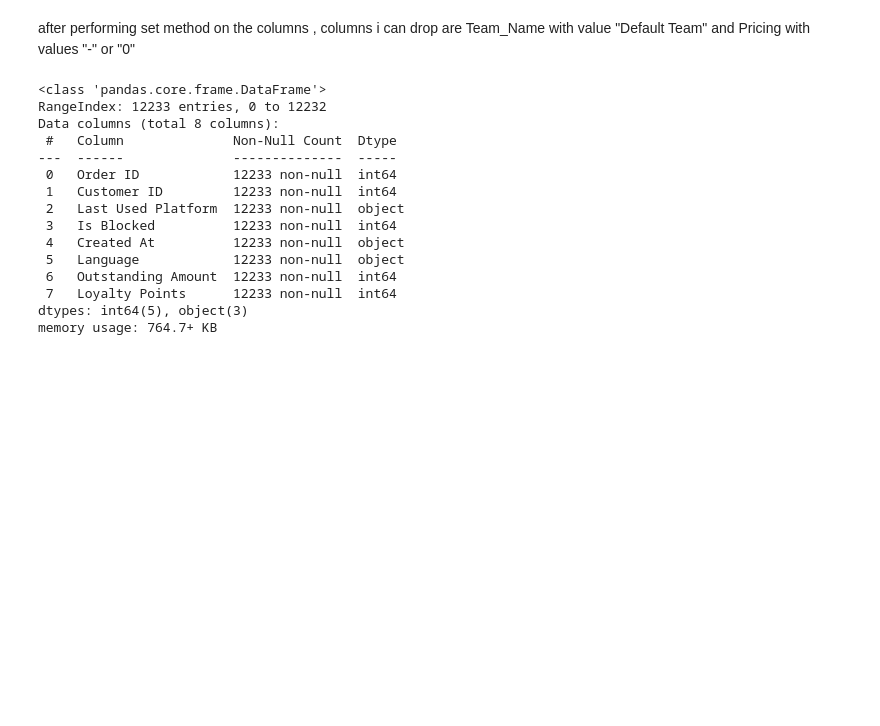
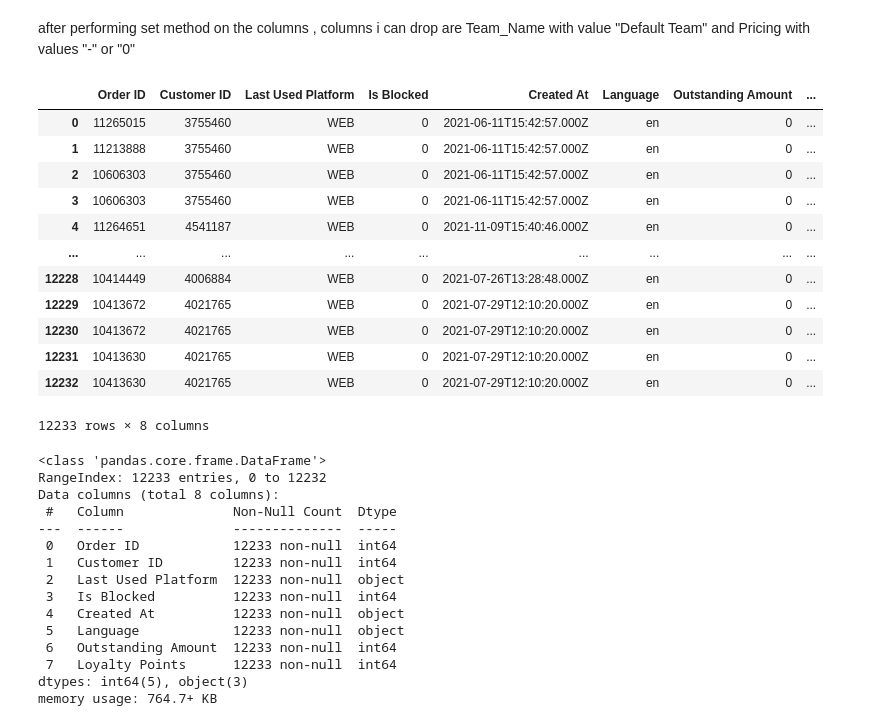
Before and after one commit to SikaBoateng/data_pipeline_, a Jupyter notebook: mk1_del.ipynb, the cells around one changed output. Drawn from its saved outputs; the diff is of its cells as text; code cells hidden in the pictures; blank space fills up the shorter version.

```diff
--- a/mk1_del.ipynb
+++ b/mk1_del.ipynb
@@ -150,3 +150,19 @@ merged_ord1_cus1 = pd.merge(df6, df2, on='Customer ID', how='left')
+# %%
+merged_ord1_cus1
+# %% [output]
+|  | Order ID | Customer ID | Last Used Platform | Is Blocked | Created At | Language | Outstanding Amount | ... |
+| 0 | 11265015 | 3755460 | WEB | 0 | 2021-06-11T15:42:57.000Z | en | 0 | ... |
+| 1 | 11213888 | 3755460 | WEB | 0 | 2021-06-11T15:42:57.000Z | en | 0 | ... |
+| 2 | 10606303 | 3755460 | WEB | 0 | 2021-06-11T15:42:57.000Z | en | 0 | ... |
+| 3 | 10606303 | 3755460 | WEB | 0 | 2021-06-11T15:42:57.000Z | en | 0 | ... |
+| 4 | 11264651 | 4541187 | WEB | 0 | 2021-11-09T15:40:46.000Z | en | 0 | ... |
+| ... | ... | ... | ... | ... | ... | ... | ... | ... |
+| 12228 | 10414449 | 4006884 | WEB | 0 | 2021-07-26T13:28:48.000Z | en | 0 | ... |
+| 12229 | 10413672 | 4021765 | WEB | 0 | 2021-07-29T12:10:20.000Z | en | 0 | ... |
+| 12230 | 10413672 | 4021765 | WEB | 0 | 2021-07-29T12:10:20.000Z | en | 0 | ... |
+| 12231 | 10413630 | 4021765 | WEB | 0 | 2021-07-29T12:10:20.000Z | en | 0 | ... |
+| 12232 | 10413630 | 4021765 | WEB | 0 | 2021-07-29T12:10:20.000Z | en | 0 | ... |
+12233 rows × 8 columns
 # %%
 merged_ord1_cus1.info()
 # %% [output]
```
Also changed, not shown: parts of 11 cells of this notebook, 6 other files.
